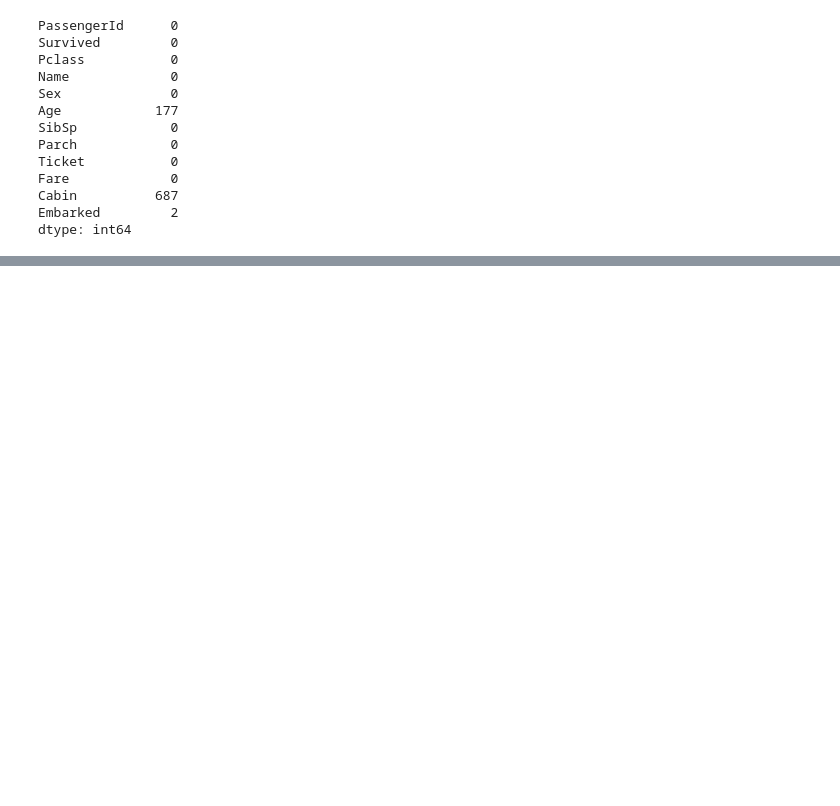
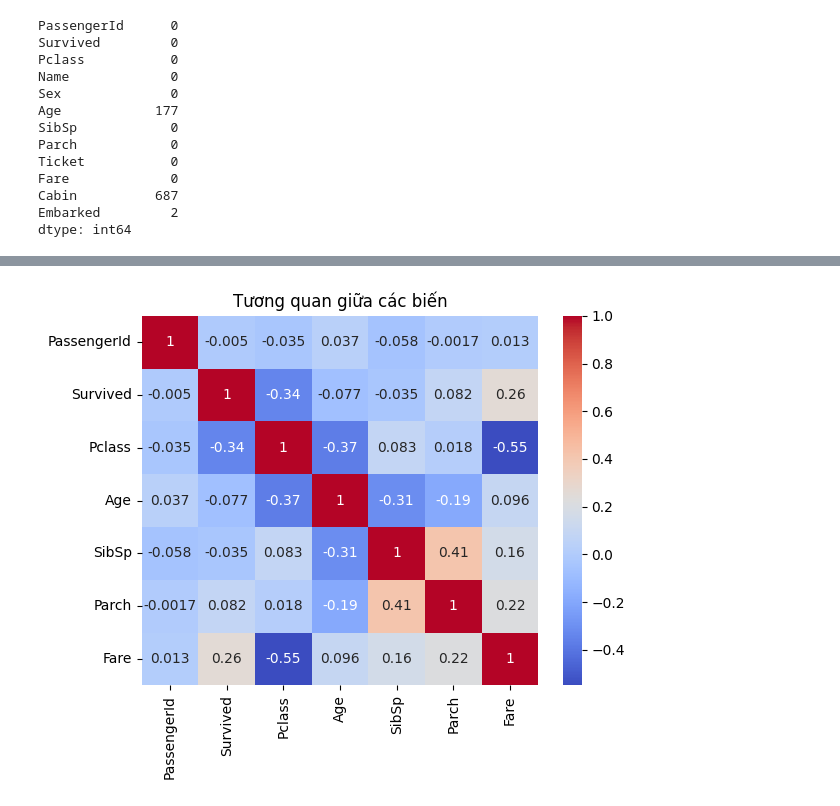
Before and after one commit to ghaanln/titanic-survival-prediction, a Jupyter notebook: notebooks/eda_exploration.ipynb, the cells around one changed output, grey strips where cells are left out. Cells and saved outputs as stored; diff of their text form; code cells hidden in the pictures; blank space fills up the shorter version.

```diff
--- a/notebooks/eda_exploration.ipynb
+++ b/notebooks/eda_exploration.ipynb
@@ -111,0 +139,6 @@ dtype: int64
+# %%
+sns.heatmap(train_df.corr(numeric_only=True), annot=True, cmap='coolwarm')
+plt.title("Tương quan giữa các biến")
+plt.show()
+# %% [output]
+[figure, added]
```
Also changed, not shown: parts of 13 cells of this notebook, 2 other files.
